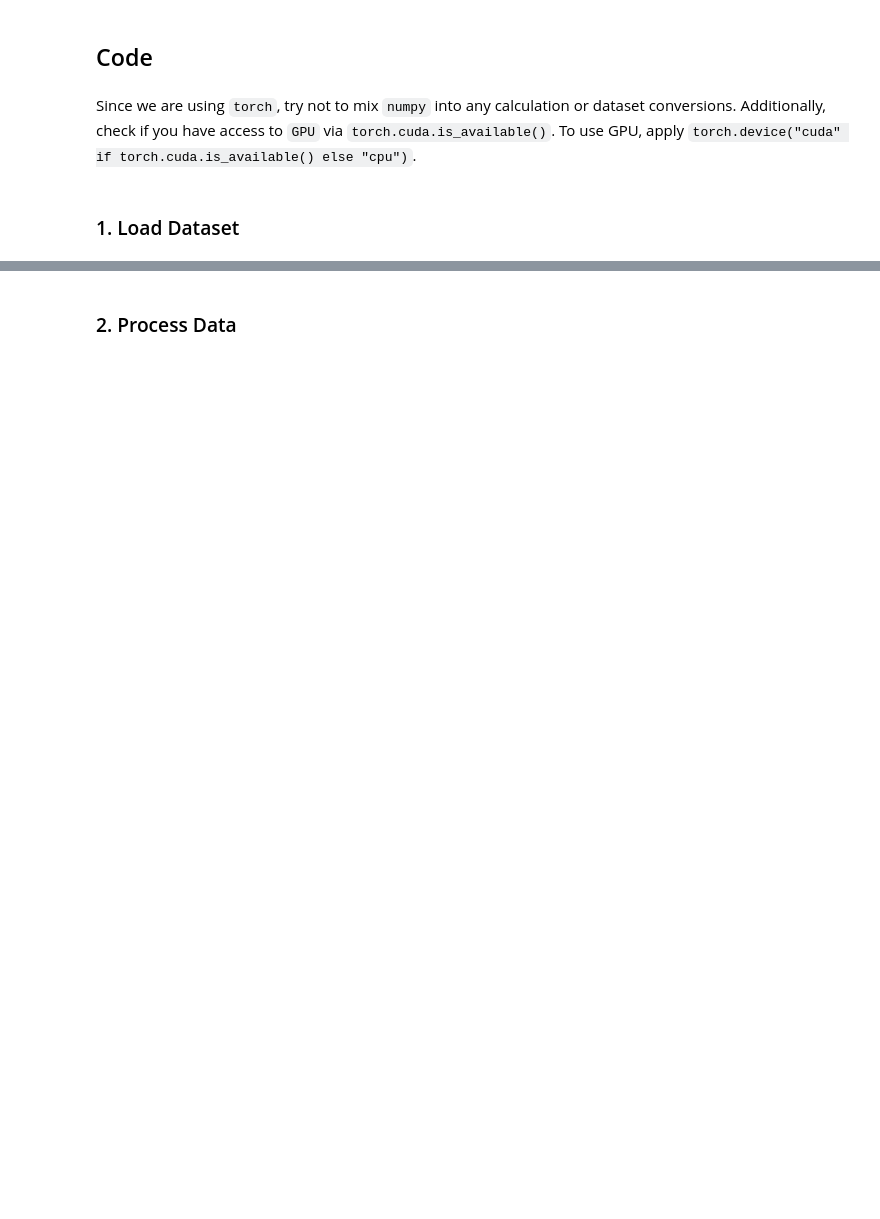
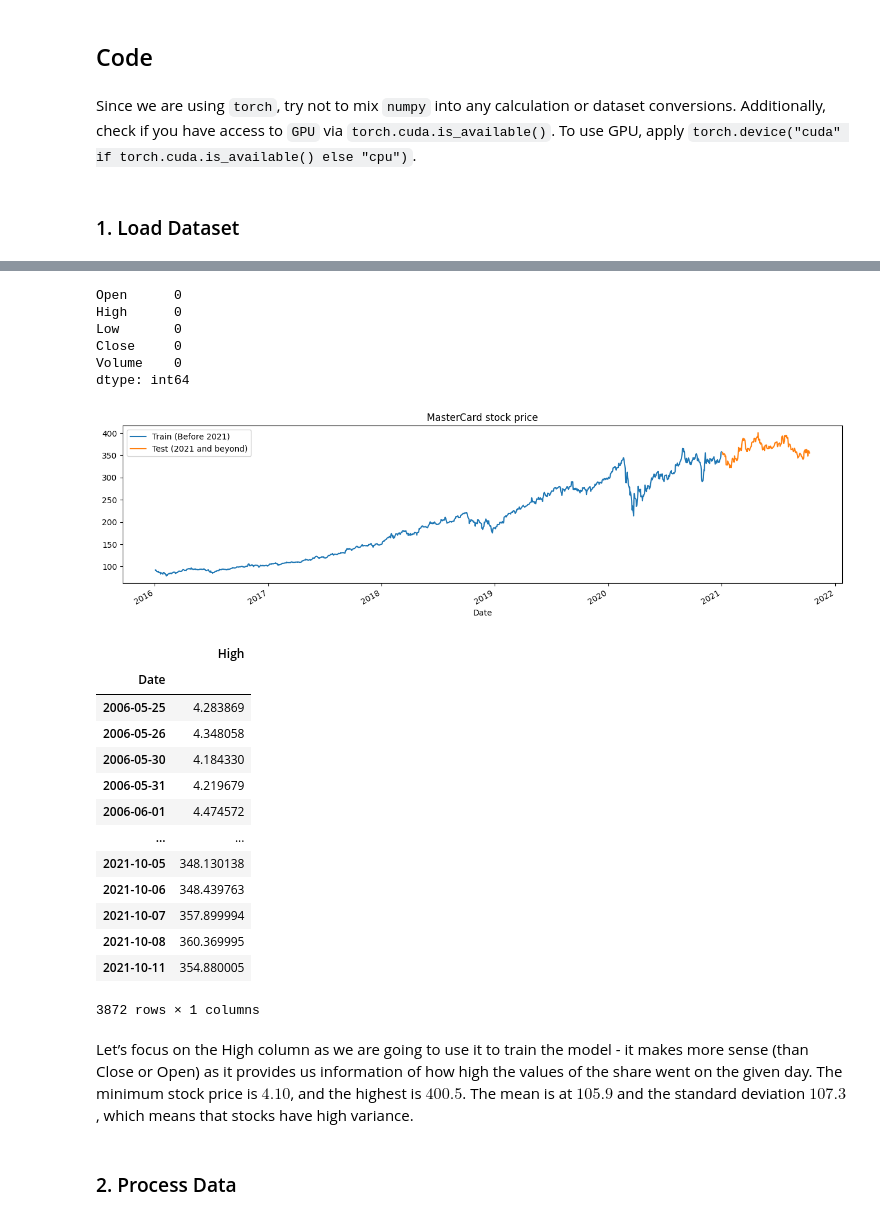
Before and after one commit to siddarthanath/Artificial-Intelligence-Algorithms, a Jupyter notebook: Deep Learning/Neural Networks/Recurrent/rnn.ipynb, the cells around one changed output, grey strips where cells are left out. Cells and saved outputs as stored; diff of their text form; code cells hidden in the pictures; blank space fills up the shorter version.

```diff
--- a/Deep Learning/Neural Networks/Recurrent/rnn.ipynb
+++ b/Deep Learning/Neural Networks/Recurrent/rnn.ipynb
@@ -71,0 +87,4 @@ test_dataset = dsets.MNIST(root="./data", train=False, transform=transforms.ToTe
+# %%
+# Load data
+df = pd.read_csv("Mastercard_stock_history.csv", index_col="Date", parse_dates=["Date"]).drop(["Dividends", "Stock Splits"], axis=1)
+df
@@ -71,0 +106,38 @@ test_dataset = dsets.MNIST(root="./data", train=False, transform=transforms.ToTe
+# %%
+# Check for NaNs and missing data/duplicates
+df.isna().sum()
+# %% [output]
+Open      0
+High      0
+Low       0
+Close     0
+Volume    0
+dtype: int64
+# %%
+# Plot train and test dataset
+
+def train_test_plot(dataset: pd.DataFrame, tstart: int, tend: int):
+    dataset.loc[f"{tstart}":f"{tend}", "High"].plot(figsize=(16, 4), legend=True)
+    dataset.loc[f"{tend+1}":, "High"].plot(figsize=(16, 4), legend=True)
+    plt.legend([f"Train (Before {tend+1})", f"Test ({tend+1} and beyond)"])
+    plt.title("MasterCard stock price")
+    plt.show()
+
+train_test_plot(dataset=df,tstart=2016,tend=2020)
+pd.DataFrame(df['High'])
+# %% [output]
+[figure, added]
+|  | High |
+| Date |  |
+| 2006-05-25 | 4.283869 |
+| 2006-05-26 | 4.348058 |
+| 2006-05-30 | 4.184330 |
+| 2006-05-31 | 4.219679 |
+| 2006-06-01 | 4.474572 |
+| ... | ... |
+| 2021-10-05 | 348.130138 |
+| 2021-10-06 | 348.439763 |
+| 2021-10-07 | 357.899994 |
+| 2021-10-08 | 360.369995 |
+| 2021-10-11 | 354.880005 |
+3872 rows × 1 columns
@@ -72,3 +159,5 @@ test_dataset = dsets.MNIST(root="./data", train=False, transform=transforms.ToTe
+# %% [markdown]
+Let’s focus on the High column as we are going to use it to train the model - it makes more sense (than Close or Open) as it provides us information of how high the values of the share went on the given day. The minimum stock price is $4.10$, and the highest is $400.5$. The mean is at $105.9$ and the standard deviation $107.3$, which means that stocks have high variance.
 # %% [markdown]
 ### 2. Process Data
 # %% [markdown]
```
Also changed, not shown: parts of 46 cells of this notebook, 7 other files.
